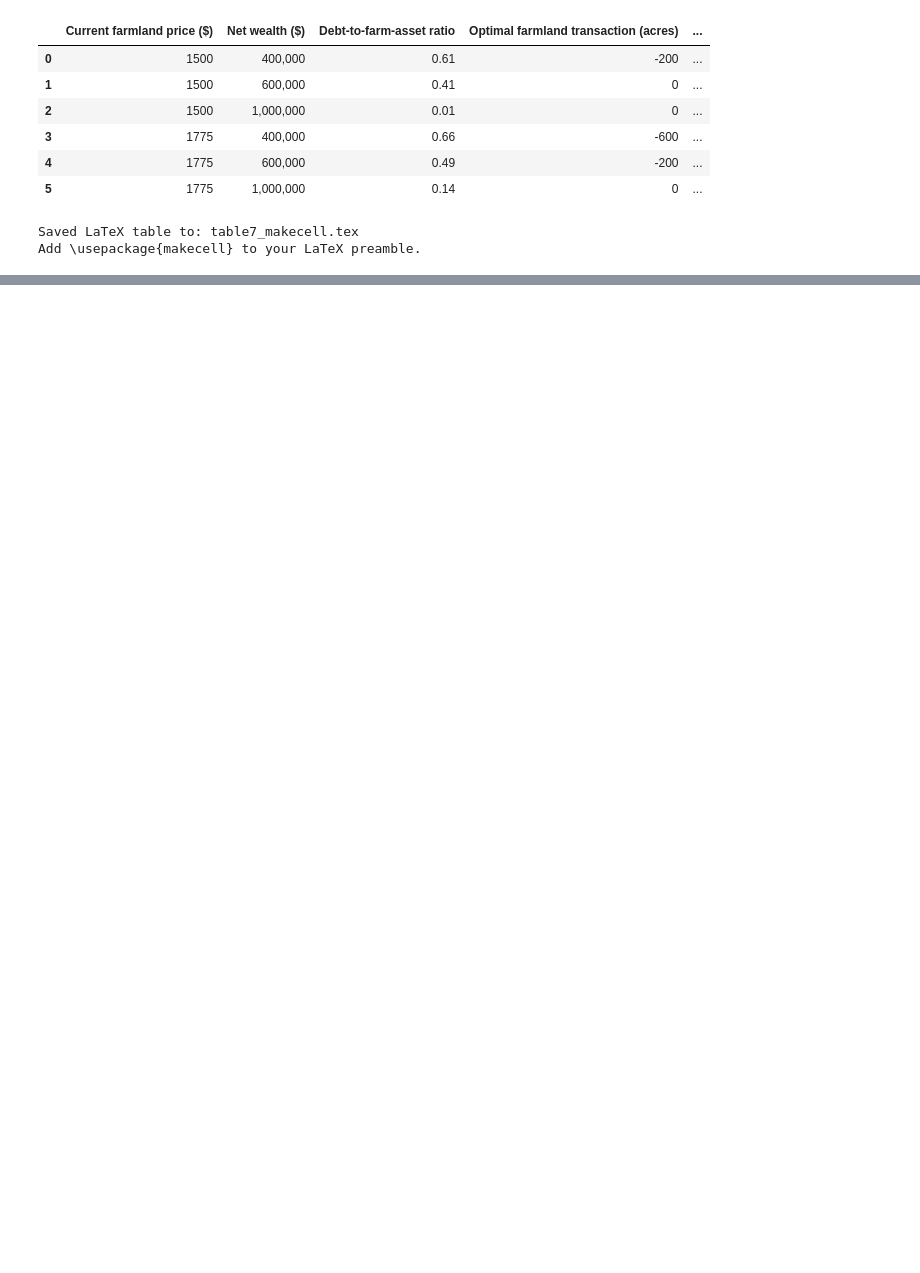
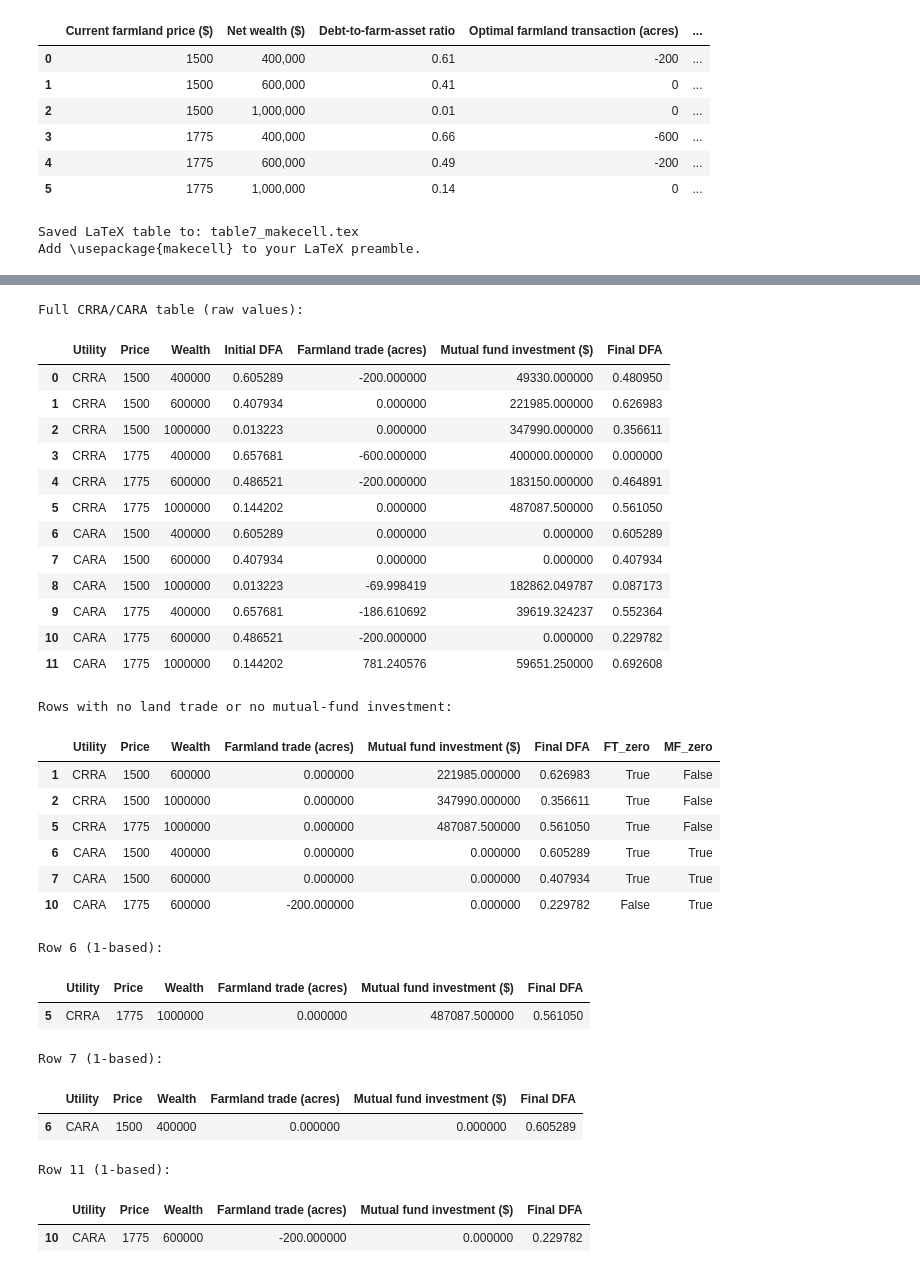
Before and after one commit to mikkelfe/Dynamic-Programming-Project, a Jupyter notebook: Model_with_mutual.ipynb, the cells around one changed output, grey strips where cells are left out. Drawn from its saved outputs; the diff is of its cells as text; code cells hidden in the pictures; blank space fills up the shorter version.

```diff
--- a/Model_with_mutual.ipynb
+++ b/Model_with_mutual.ipynb
@@ -358,7 +371,9 @@ cfg.Ee = (0.0, 0.0, 0.0)
 cfg.q = 41
 cfg.q2 = 25
 cfg.theta = 1.0
+cfg.CRRA = False   # Set to False to run CARA utility mode.
 cfg.m = (3, 3, 3)
+cfg.dau = 0.45 #Credit limit parameter from paper.
 cfg.var_cov = (
     (0.030186, 0.0, 0.0),
     (0.0, 0.017292, 0.0),
@@ -366,7 +381,20 @@ cfg.var_cov = (
 )
 
 # Reuse copt when possible; this is the main runtime bottleneck.
-cfg_key = (cfg.n, cfg.q, cfg.q2, cfg.m, cfg.T, cfg.t1, cfg.Ee, cfg.var_cov)
+cfg_key = (
+    cfg.n,
+    cfg.q,
+    cfg.q2,
+    cfg.m,
+    cfg.T,
+    cfg.t1,
+    cfg.Ee,
+    cfg.var_cov,
+    cfg.theta,
+    cfg.b,
+    cfg.dau,
+    bool(cfg.CRRA),
+)
 if "_mutual_copt_cache" not in globals():
     _mutual_copt_cache = {}
 if cfg_key not in _mutual_copt_cache:
@@ -479,6 +521,7 @@ import pandas as pd
 
 cfg_table7_mutual = MutualFundConfig()
 cfg_table7_mutual.theta = 1.0
+cfg_table7_mutual.CRRA = True   # Set to False to run CARA utility mode.
 cfg_table7_mutual.n = (7, 7, 5, 21)
 cfg_table7_mutual.q = 41
 cfg_table7_mutual.q2 = 25
@@ -500,6 +543,9 @@ cache_key = (
     cfg_table7_mutual.T,
     cfg_table7_mutual.t1,
     cfg_table7_mutual.theta,
+    cfg_table7_mutual.b,
+    cfg_table7_mutual.dau,
+    bool(cfg_table7_mutual.CRRA),
     cfg_table7_mutual.Ee,
     cfg_table7_mutual.var_cov,
 )
@@ -622,0 +1020,56 @@ Add \usepackage{makecell} to your LaTeX preamble.
+# %%
+# Diagnostic: inspect CRRA vs CARA results and flag odd rows
+if 'crra_cara_df' in globals():
+    df = crra_cara_df.copy()
+    # Show raw numeric values for inspection
+    pd.set_option('display.float_format', lambda x: f"{x:.6f}")
+    print('Full CRRA/CARA table (raw values):')
+    display(df.reset_index(drop=True))
+
+    # Flag zero trades/investments
+    df['FT_zero'] = np.isclose(df['Farmland trade (acres)'], 0.0)
+    df['MF_zero'] = np.isclose(df['Mutual fund investment ($)'], 0.0)
+
+    print('\nRows with no land trade or no mutual-fund investment:')
+    display(df[(df['FT_zero']) | (df['MF_zero'])][['Utility','Price','Wealth','Farmland trade (acres)','Mutual fund investment ($)','Final DFA','FT_zero','MF_zero']])
+
+    # Show specific rows 6,7,11 (1-based indexing) if present
+    for r in [6,7,11]:
+        idx = r - 1
+        if idx < len(df):
+            print(f"\nRow {r} (1-based):")
+            display(df.iloc[[idx]][['Utility','Price','Wealth','Farmland trade (acres)','Mutual fund investment ($)','Final DFA']])
+else:
+    print('crra_cara_df not found in kernel. Run the CRRA/CARA comparison cell first.')
+# %% [output]
+Full CRRA/CARA table (raw values):
+|  | Utility | Price | Wealth | Initial DFA | Farmland trade (acres) | Mutual fund investment ($) | Final DFA |
+| 0 | CRRA | 1500 | 400000 | 0.605289 | -200.000000 | 49330.000000 | 0.480950 |
+| 1 | CRRA | 1500 | 600000 | 0.407934 | 0.000000 | 221985.000000 | 0.626983 |
+| 2 | CRRA | 1500 | 1000000 | 0.013223 | 0.000000 | 347990.000000 | 0.356611 |
+| 3 | CRRA | 1775 | 400000 | 0.657681 | -600.000000 | 400000.000000 | 0.000000 |
+| 4 | CRRA | 1775 | 600000 | 0.486521 | -200.000000 | 183150.000000 | 0.464891 |
+| 5 | CRRA | 1775 | 1000000 | 0.144202 | 0.000000 | 487087.500000 | 0.561050 |
+| 6 | CARA | 1500 | 400000 | 0.605289 | 0.000000 | 0.000000 | 0.605289 |
+| 7 | CARA | 1500 | 600000 | 0.407934 | 0.000000 | 0.000000 | 0.407934 |
+| 8 | CARA | 1500 | 1000000 | 0.013223 | -69.998419 | 182862.049787 | 0.087173 |
+| 9 | CARA | 1775 | 400000 | 0.657681 | -186.610692 | 39619.324237 | 0.552364 |
+| 10 | CARA | 1775 | 600000 | 0.486521 | -200.000000 | 0.000000 | 0.229782 |
+| 11 | CARA | 1775 | 1000000 | 0.144202 | 781.240576 | 59651.250000 | 0.692608 |
+Rows with no land trade or no mutual-fund investment:
+|  | Utility | Price | Wealth | Farmland trade (acres) | Mutual fund investment ($) | Final DFA | FT_zero | MF_zero |
+| 1 | CRRA | 1500 | 600000 | 0.000000 | 221985.000000 | 0.626983 | True | False |
+| 2 | CRRA | 1500 | 1000000 | 0.000000 | 347990.000000 | 0.356611 | True | False |
+| 5 | CRRA | 1775 | 1000000 | 0.000000 | 487087.500000 | 0.561050 | True | False |
+| 6 | CARA | 1500 | 400000 | 0.000000 | 0.000000 | 0.605289 | True | True |
+| 7 | CARA | 1500 | 600000 | 0.000000 | 0.000000 | 0.407934 | True | True |
+| 10 | CARA | 1775 | 600000 | -200.000000 | 0.000000 | 0.229782 | False | True |
+Row 6 (1-based):
+|  | Utility | Price | Wealth | Farmland trade (acres) | Mutual fund investment ($) | Final DFA |
+| 5 | CRRA | 1775 | 1000000 | 0.000000 | 487087.500000 | 0.561050 |
+Row 7 (1-based):
+|  | Utility | Price | Wealth | Farmland trade (acres) | Mutual fund investment ($) | Final DFA |
+| 6 | CARA | 1500 | 400000 | 0.000000 | 0.000000 | 0.605289 |
+Row 11 (1-based):
+|  | Utility | Price | Wealth | Farmland trade (acres) | Mutual fund investment ($) | Final DFA |
+| 10 | CARA | 1775 | 600000 | -200.000000 | 0.000000 | 0.229782 |
```
Also changed, not shown: parts of 9 cells of this notebook, 12 other files.
